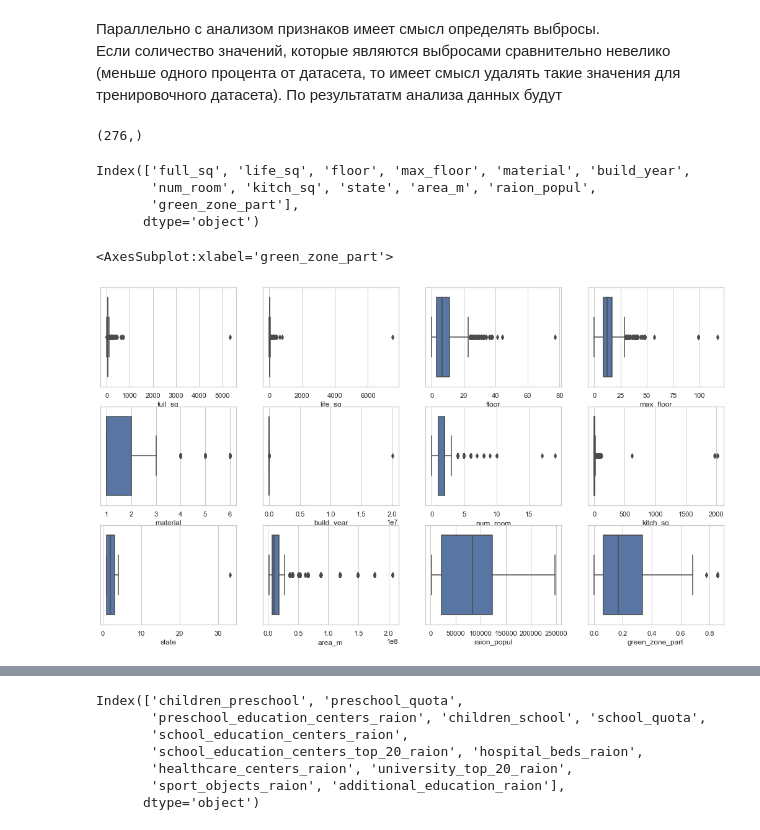
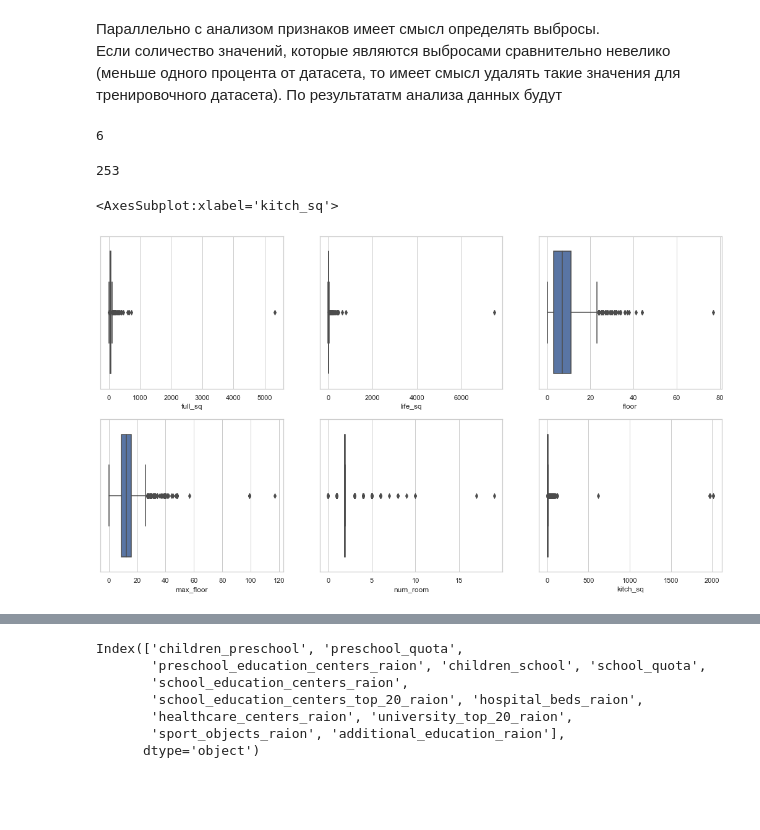
Before and after one commit to fandom170/GB_Final, a Jupyter notebook: Sberbank_estate_model.ipynb, the cells around one changed output, grey strips where cells are left out. Saved outputs shown, nothing was run; the diff lists cells and outputs as text; code cells hidden in the pictures; blank space fills up the shorter version.

Commit message:
data refining in process

```diff
--- a/Sberbank_estate_model.ipynb
+++ b/Sberbank_estate_model.ipynb
@@ -158,30 +220,21 @@ df_num.head()
 Если соличество значений, которые являются выбросами сравнительно невелико (меньше одного процента от датасета, то имеет смысл удалять такие значения для тренировочного датасета).
 По результататм анализа данных будут
 # %%
-num_features.shape
+len(num_columns_main)
 # %% [output]
-(276,)
+6
-# %%
-num_features[1:13]
-# %% [output]
-Index(['full_sq', 'life_sq', 'floor', 'max_floor', 'material', 'build_year',
-       'num_room', 'kitch_sq', 'state', 'area_m', 'raion_popul',
-       'green_zone_part'],
-      dtype='object')
+# %%
+len(num_columns_extra)
+# %% [output]
+253
 # %%
-fig, axes = plt.subplots(3, 4, figsize=(18, 10))
+fig, axes = plt.subplots(2, 3, figsize=(18, 10))
 sns.boxplot(ax=axes[0, 0], data=df, x='full_sq')
 sns.boxplot(ax=axes[0, 1], data=df, x='life_sq')
 sns.boxplot(ax=axes[0, 2], data=df, x='floor')
-sns.boxplot(ax=axes[0, 3], data=df, x='max_floor')
-sns.boxplot(ax=axes[1, 0], data=df, x='material')
-sns.boxplot(ax=axes[1, 1], data=df, x='build_year')
-sns.boxplot(ax=axes[1, 2], data=df, x='num_room')
-sns.boxplot(ax=axes[1, 3], data=df, x='kitch_sq')
-sns.boxplot(ax=axes[2, 0], data=df, x='state')
-sns.boxplot(ax=axes[2, 1], data=df, x='area_m')
-sns.boxplot(ax=axes[2, 2], data=df, x='raion_popul')
-sns.boxplot(ax=axes[2, 3], data=df, x='green_zone_part')
+sns.boxplot(ax=axes[1, 0], data=df, x='max_floor')
+sns.boxplot(ax=axes[1, 1], data=df, x='num_room')
+sns.boxplot(ax=axes[1, 2], data=df, x='kitch_sq')
 # %% [output]
-<AxesSubplot:xlabel='green_zone_part'>
+<AxesSubplot:xlabel='kitch_sq'>
-[figure, old version]
+[figure, new version]
```
Also changed, not shown: parts of 40 cells of this notebook, 3 other files.
